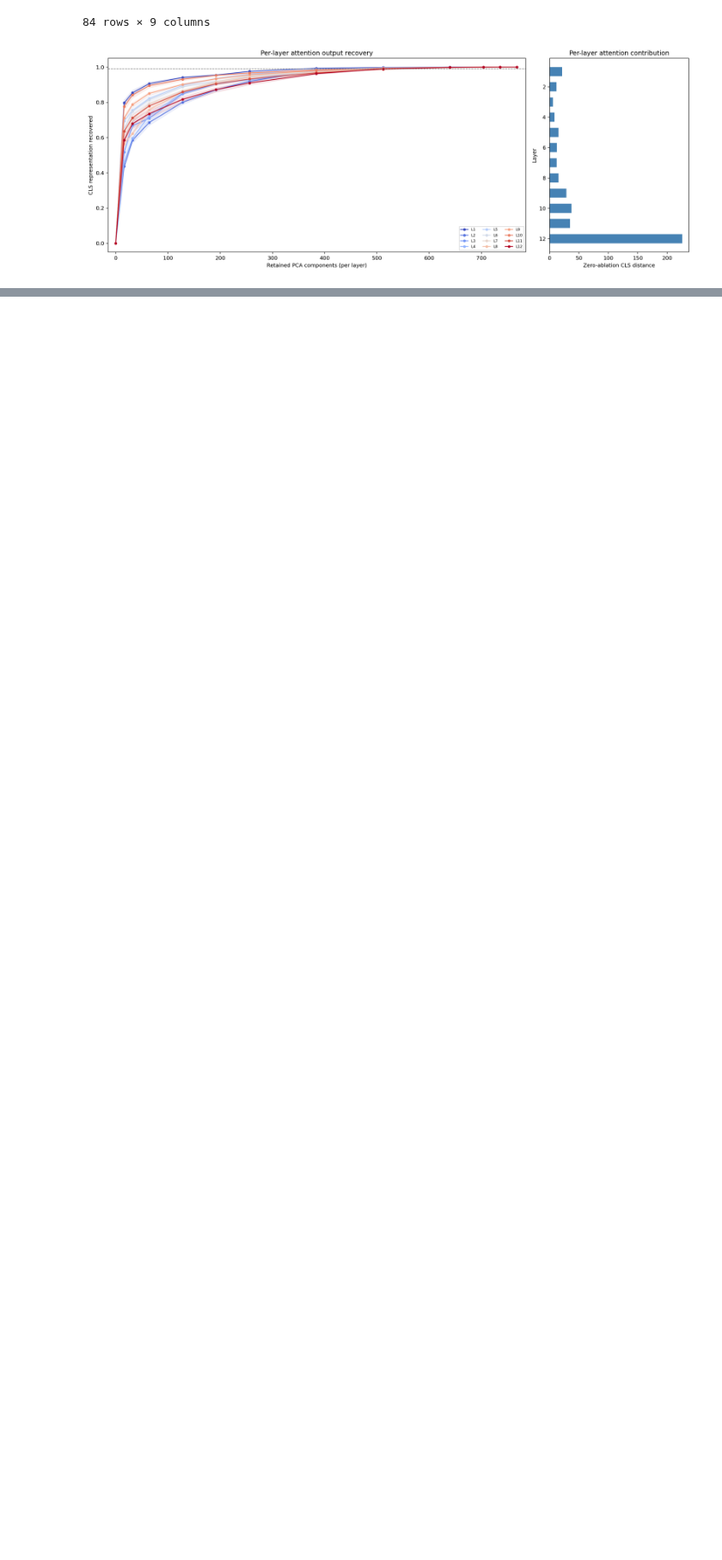
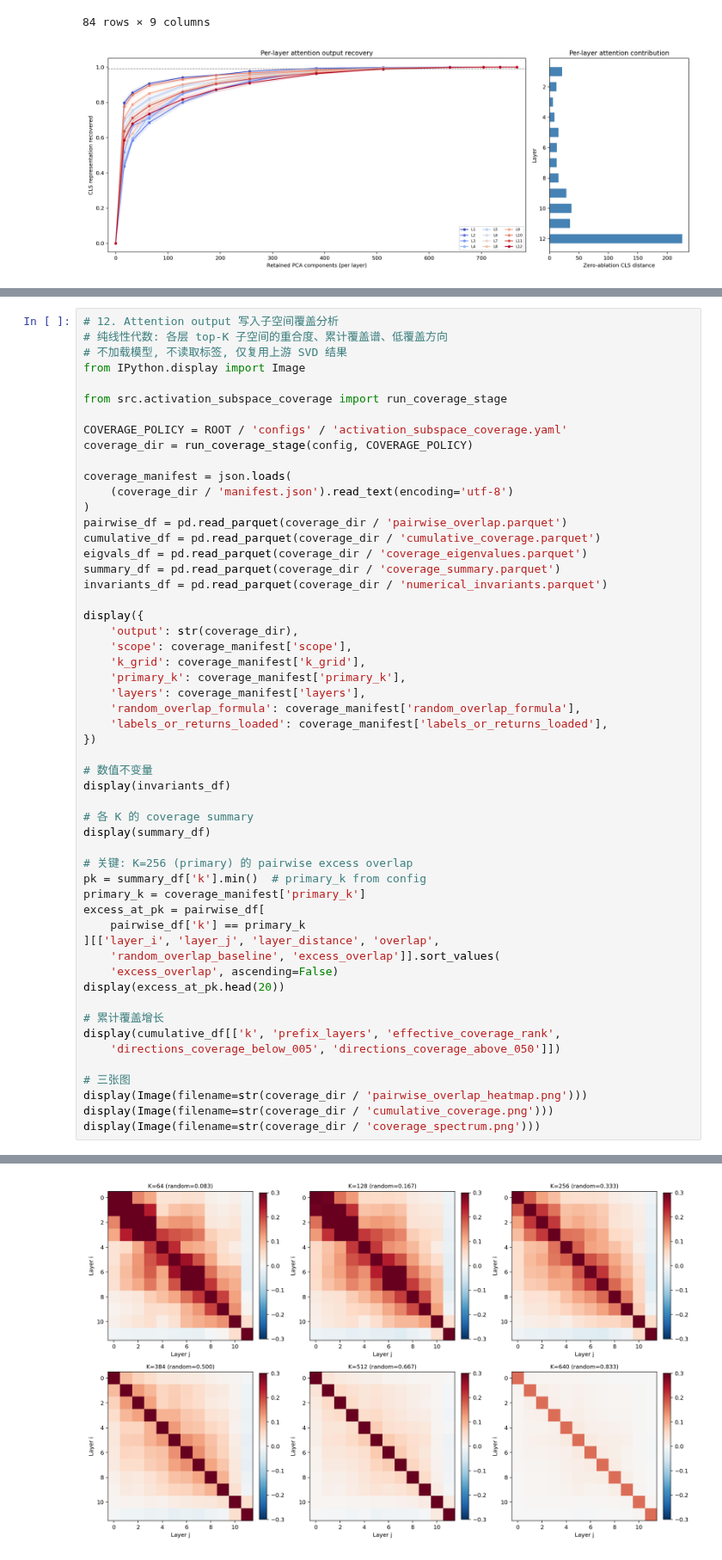
Before and after one commit to Russ4ever/chinese-wwm-roberta, a Jupyter notebook: notebooks/activation_rank_pipeline.ipynb, the cells around one changed output, grey strips where cells are left out. Shown at 86% size. Cells and saved outputs as stored; diff of their text form; blank space fills up the shorter version.

Commit message:
notebook: cell 12 subspace coverage analysis (3 figures + invariants + K-grid summary)

```diff
--- a/notebooks/activation_rank_pipeline.ipynb
+++ b/notebooks/activation_rank_pipeline.ipynb
@@ -669,0 +639,55 @@ display(scheme2_df)
+# %%
+# 12. Attention output 写入子空间覆盖分析
+# 纯线性代数: 各层 top-K 子空间的重合度、累计覆盖谱、低覆盖方向
+# 不加载模型, 不读取标签, 仅复用上游 SVD 结果
+from IPython.display import Image
+
+from src.activation_subspace_coverage import run_coverage_stage
+
+COVERAGE_POLICY = ROOT / 'configs' / 'activation_subspace_coverage.yaml'
+coverage_dir = run_coverage_stage(config, COVERAGE_POLICY)
+
+coverage_manifest = json.loads(
+    (coverage_dir / 'manifest.json').read_text(encoding='utf-8')
+)
+pairwise_df = pd.read_parquet(coverage_dir / 'pairwise_overlap.parquet')
+cumulative_df = pd.read_parquet(coverage_dir / 'cumulative_coverage.parquet')
+eigvals_df = pd.read_parquet(coverage_dir / 'coverage_eigenvalues.parquet')
+summary_df = pd.read_parquet(coverage_dir / 'coverage_summary.parquet')
+invariants_df = pd.read_parquet(coverage_dir / 'numerical_invariants.parquet')
+
+display({
+    'output': str(coverage_dir),
+    'scope': coverage_manifest['scope'],
+    'k_grid': coverage_manifest['k_grid'],
+    'primary_k': coverage_manifest['primary_k'],
+    'layers': coverage_manifest['layers'],
+    'random_overlap_formula': coverage_manifest['random_overlap_formula'],
+    'labels_or_returns_loaded': coverage_manifest['labels_or_returns_loaded'],
+})
+
+# 数值不变量
+display(invariants_df)
+
+# 各 K 的 coverage summary
+display(summary_df)
+
+# 关键: K=256 (primary) 的 pairwise excess overlap
+pk = summary_df['k'].min()  # primary_k from config
+primary_k = coverage_manifest['primary_k']
+excess_at_pk = pairwise_df[
+    pairwise_df['k'] == primary_k
+][['layer_i', 'layer_j', 'layer_distance', 'overlap',
+    'random_overlap_baseline', 'excess_overlap']].sort_values(
+    'excess_overlap', ascending=False)
+display(excess_at_pk.head(20))
+
+# 累计覆盖增长
+display(cumulative_df[['k', 'prefix_layers', 'effective_coverage_rank',
+    'directions_coverage_below_005', 'directions_coverage_above_050']])
+
+# 三张图
+display(Image(filename=str(coverage_dir / 'pairwise_overlap_heatmap.png')))
+display(Image(filename=str(coverage_dir / 'cumulative_coverage.png')))
+display(Image(filename=str(coverage_dir / 'coverage_spectrum.png')))
+# %% [output]
@@ -669,0 +745 @@ display(scheme2_df)
+[figure, added]
```
Also changed, not shown: parts of 2 cells of this notebook.
